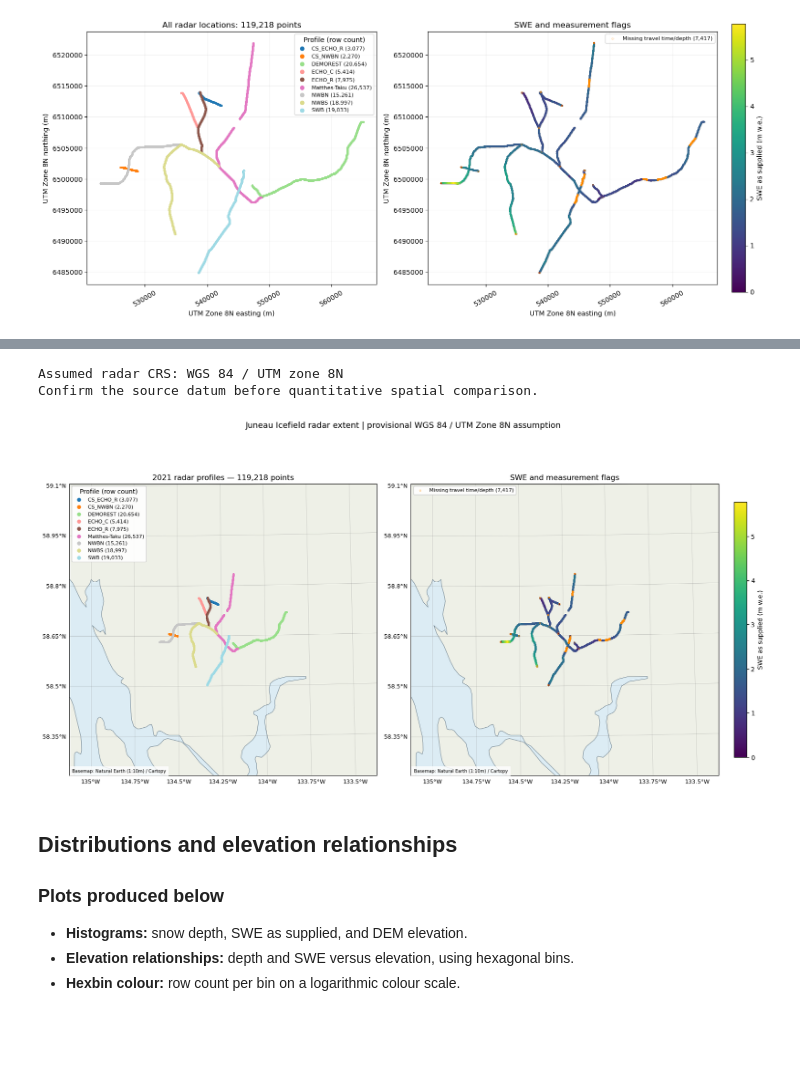
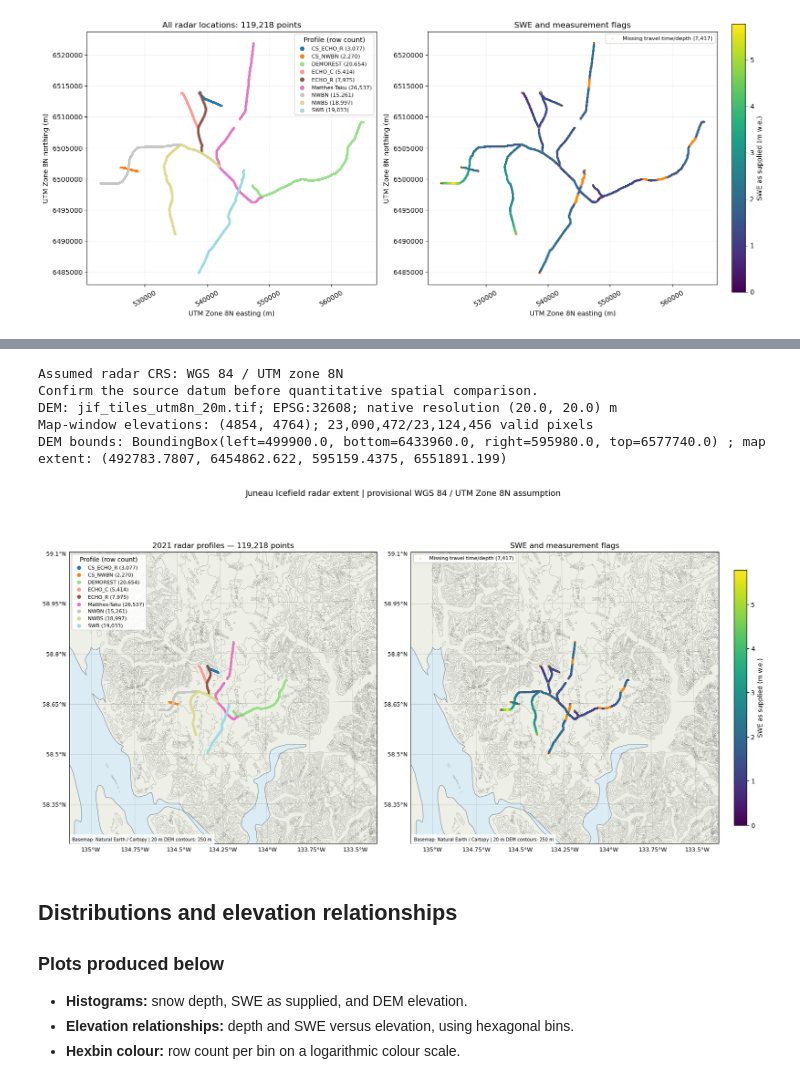
Before and after one commit to cassielumbrazo/jif_snow_modeling, a Jupyter notebook: radar/01_explore_radar_2021.ipynb, the cells around one changed output, grey strips where cells are left out. Drawn from its saved outputs; the diff is of its cells as text; code cells hidden in the pictures; blank space fills up the shorter version.

```diff
--- a/radar/01_explore_radar_2021.ipynb
+++ b/radar/01_explore_radar_2021.ipynb
@@ -28,6 +28,9 @@ from IPython.display import display
 
 DATA_DIR = Path('/hdd/snow_hydrology/JIF_radar')
 CSV_PATH = DATA_DIR / 'ml_swe_2021.csv'
+DEM_PATH = Path('/hdd/snow_hydrology/DEMs/ArcticDEM_edits/icefield_domain/jif_mosaic/jif_tiles_utm8n_20m.tif')
+CONTOUR_LEVELS_M = np.arange(250, 2750, 250)
+CONTOUR_LABEL_LEVELS_M = np.arange(500, 2750, 500)
 # Support launching from the repo root or radar/.
 REPO_ROOT = next((p for p in [Path.cwd(), *Path.cwd().parents]
                   if (p / 'radar' / '01_explore_radar_2021.ipynb').is_file()), None)
@@ -322,6 +327,8 @@ finish_figure(fig, 'radar_2021_point_maps.png')
 import cartopy.crs as ccrs
 import cartopy.feature as cfeature
 from pyproj import CRS
+import rasterio
+from rasterio.windows import Window, from_bounds
 
 # Provisional visualization assumption; update only after confirming the datum.
 RADAR_EPSG = 32608
@@ -332,6 +339,28 @@ print('Confirm the source datum before quantitative spatial comparison.')
 MAP_MARGIN_M = 30_000
 xmin, xmax = points['east'].min() - MAP_MARGIN_M, points['east'].max() + MAP_MARGIN_M
 ymin, ymax = points['north'].min() - MAP_MARGIN_M, points['north'].max() + MAP_MARGIN_M
+# Read native-resolution DEM elevations only where the fixed map extent overlaps it.
+with rasterio.open(DEM_PATH) as dem:
+    if dem.crs is None or CRS(dem.crs) != CRS.from_epsg(RADAR_EPSG):
+        raise ValueError(f'Expected DEM EPSG:{RADAR_EPSG}; found {dem.crs}')
+    if not np.allclose(dem.res, (20, 20)):
+        raise ValueError(f'Expected a 20 m DEM; found {dem.res}')
+    request = from_bounds(xmin - 20, ymin - 20, xmax + 20, ymax + 20, dem.transform)
+    c0, r0 = int(np.floor(request.col_off)), int(np.floor(request.row_off))
+    c1 = int(np.ceil(request.col_off + request.width))
+    r1 = int(np.ceil(request.row_off + request.height))
+    window = Window(c0, r0, c1-c0, r1-r0).intersection(Window(0, 0, dem.width, dem.height))
+    dem_z = dem.read(1, window=window, masked=True).astype('float32')
+    dem_z = np.ma.masked_invalid(dem_z)
+    transform = dem.window_transform(window)
+    dem_x = transform.c + (np.arange(dem_z.shape[1]) + 0.5) * transform.a
+    dem_y = transform.f + (np.arange(dem_z.shape[0]) + 0.5) * transform.e
+    print(f'DEM: {DEM_PATH.name}; {dem.crs}; native resolution {dem.res} m')
+    print(f'Map-window elevations: {dem_z.shape}; {dem_z.count():,}/{dem_z.size:,} valid pixels')
+    print('DEM bounds:', dem.bounds, '; map extent:', (xmin, ymin, xmax, ymax))
+if dem_z.count() == 0:
+    raise ValueError('No valid DEM elevations in this map window.')
+
 fig, axes = plt.subplots(1, 2, figsize=(16, 9),
                          subplot_kw={'projection': radar_crs}, constrained_layout=True)
 for ax in axes:
@@ -342,6 +371,11 @@ for ax in axes:
     ax.add_feature(cfeature.LAKES.with_scale('10m'), facecolor='#c1dce9',
                    edgecolor='#8bb2c5', linewidth=0.3, zorder=1)
     ax.coastlines(resolution='10m', color='#526879', linewidth=0.6, zorder=2)
+    contours = ax.contour(dem_x, dem_y, dem_z, levels=CONTOUR_LEVELS_M,
+                          colors='#555555', linewidths=0.4, alpha=0.5,
+                          transform=radar_crs, zorder=1.5)
+    ax.clabel(contours, levels=CONTOUR_LABEL_LEVELS_M, inline=True,
+              fontsize=6, fmt='%d m')
     grid = ax.gridlines(draw_labels=True, linewidth=0.4, color='gray', alpha=0.5)
     grid.top_labels = False
     grid.right_labels = False
@@ -355,35 +389,38 @@ for i, profile in enumerate(profiles):
                     rasterized=True, zorder=3)
 if unknown.any():
     axes[0].scatter(points.loc[unknown, 'east'], points.loc[unknown, 'north'],
                     transform=radar_crs, s=3, color='gray', label='Missing profile',
                     rasterized=True, zorder=3)
 axes[0].set_title(f'2021 radar profiles — {len(points):,} points')
 axes[0].legend(loc='upper left', title='Profile (row count)',
                 fontsize=8, markerscale=3, framealpha=0.9)
 axes[1].scatter(points['east'], points['north'], transform=radar_crs,
                 s=3, color='lightgray', rasterized=True, zorder=3)
 if swe_ok.any():
     scatter = axes[1].scatter(points.loc[swe_ok, 'east'], points.loc[swe_ok, 'north'],
                               transform=radar_crs, c=points.loc[swe_ok, 'aa_swe_avg_m'],
                               s=3, cmap='viridis', rasterized=True, zorder=4)
     fig.colorbar(scatter, ax=axes[1], label='SWE as supplied (m w.e.)', shrink=0.65)
 axes[1].scatter(points.loc[flagged, 'east'], points.loc[flagged, 'north'],
                 transform=radar_crs, s=6, facecolors='none', edgecolors='darkorange',
                 linewidths=0.35, rasterized=True, zorder=5,
                 label=f'Missing travel time/depth ({len(flagged):,})')
 axes[1].legend(loc='upper left', fontsize=8, framealpha=0.9)
 axes[1].set_title('SWE and measurement flags')
 fig.suptitle('Juneau Icefield radar extent | provisional WGS 84 / UTM Zone 8N assumption',
              fontsize=13)
 for ax in axes:
-    ax.text(0.01, 0.01, 'Basemap: Natural Earth (1:10m) / Cartopy',
+    ax.text(0.01, 0.01, 'Basemap: Natural Earth / Cartopy | 20 m DEM contours: 250 m',
             transform=ax.transAxes, fontsize=7, zorder=6,
             bbox={'facecolor': 'white', 'alpha': 0.8, 'edgecolor': 'none'})
 finish_figure(fig, 'radar_2021_point_maps_basemap.png')
 # %% [output]
 Assumed radar CRS: WGS 84 / UTM zone 8N
 Confirm the source datum before quantitative spatial comparison.
+DEM: jif_tiles_utm8n_20m.tif; EPSG:32608; native resolution (20.0, 20.0) m
+Map-window elevations: (4854, 4764); 23,090,472/23,124,456 valid pixels
+DEM bounds: BoundingBox(left=499900.0, bottom=6433960.0, right=595980.0, top=6577740.0) ; map extent: (492783.7807, 6454862.622, 595159.4375, 6551891.199)
-[figure, old version]
+[figure, new version]
 # %% [markdown]
 ## Distributions and elevation relationships
 
```
Also changed, not shown: parts of 3 cells of this notebook, 4 other files.
